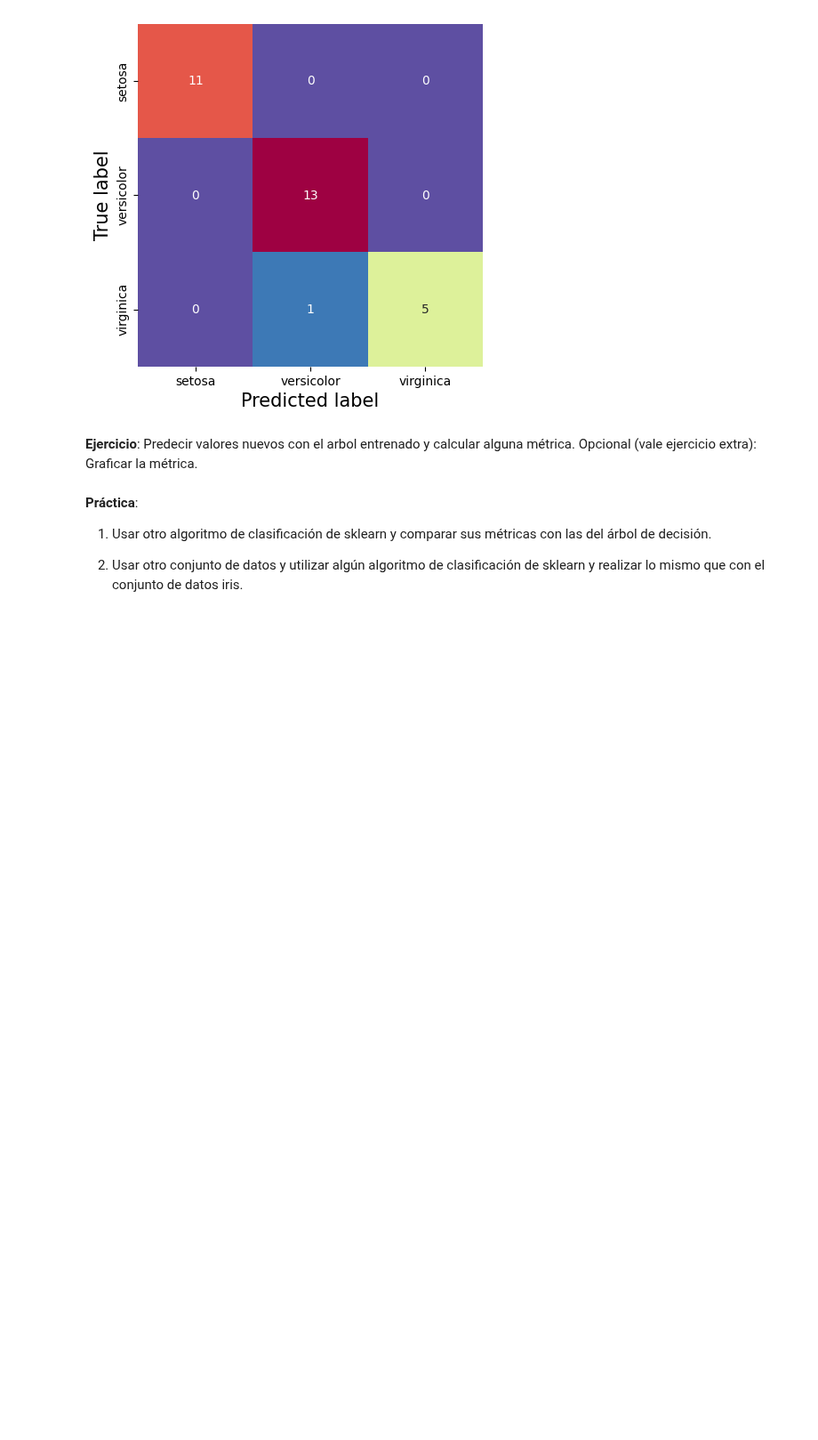
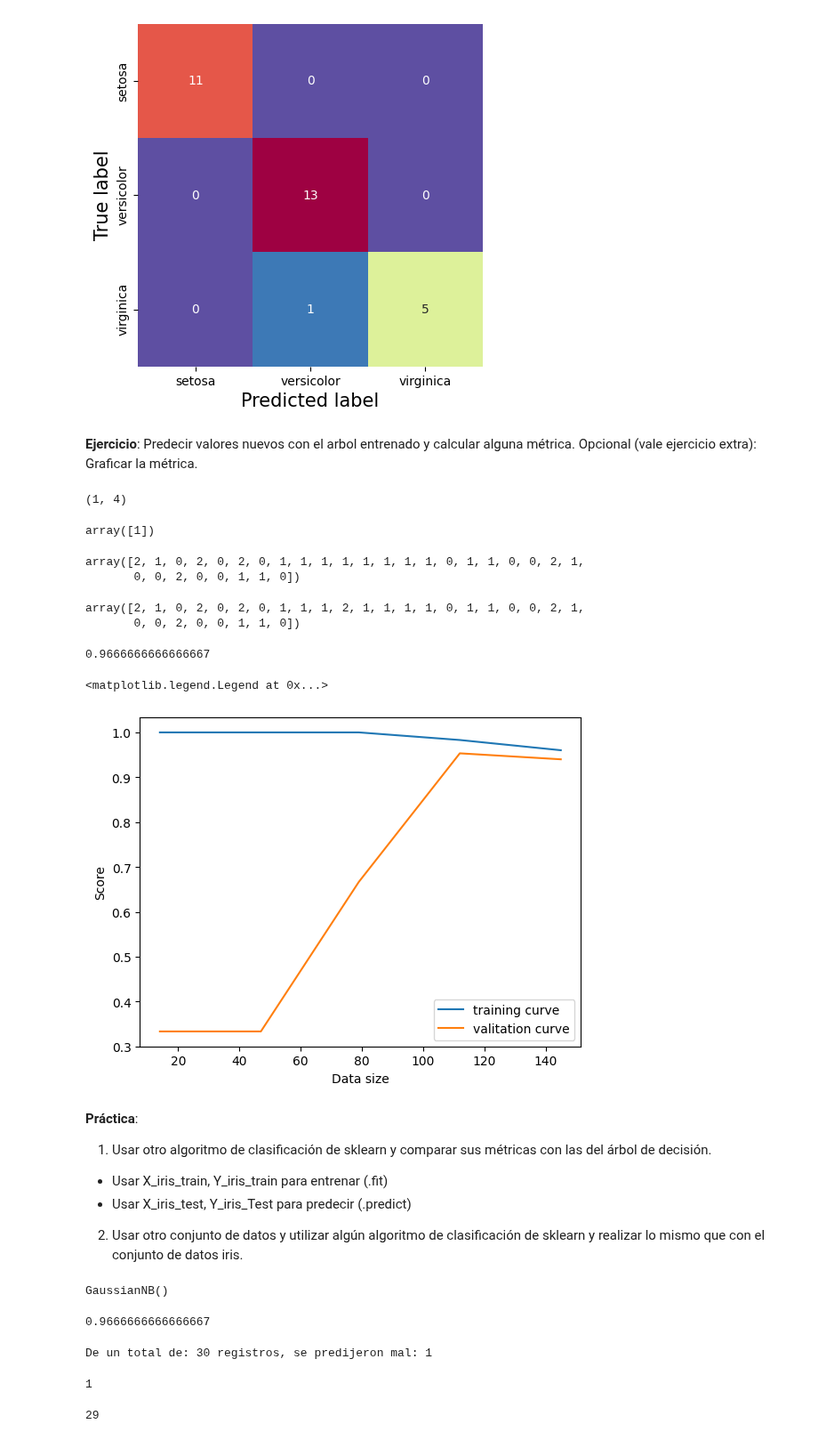
Before and after one commit to igomezv/DataScienceIntermedio, a Jupyter notebook: 3-1-Aprendizaje-supervisado.ipynb, the cells around one changed output. Shown at 89% size. Drawn from its saved outputs; the diff is of its cells as text; code cells hidden in the pictures; blank space fills up the shorter version.

```diff
--- a/3-1-Aprendizaje-supervisado.ipynb
+++ b/3-1-Aprendizaje-supervisado.ipynb
@@ -294,9 +327,77 @@ Text(33.22222222222222, 0.5, 'True label')
 **Ejercicio**:
 Predecir valores nuevos con el arbol entrenado y calcular alguna métrica.
 Opcional (vale ejercicio extra): Graficar la métrica.
+# %%
+# x_new = np.array([[100, 300, 1200, 0.0005], [6.1, 3.5, 5.0, 1.9], [5.0, 3.3, 1.2, 0.5], [5.0, 10, 1.2, 0.5], [5.0, 1.3, 1.2, 0.5], [5.0, 3.3, 1.2, 0.5], [5.0, 3.3, 1.2, 0.5]]) #.reshape(1,-1)
+x_new = np.random.randint(1, 4, (1, 4))
+print(np.shape(x_new))
+
+new_prediction = decision_tree.predict(x_new)
+new_prediction
+# %% [output]
+(1, 4)
+array([1])
+# %%
+Y_iris_pred = decision_tree.predict(X_iris_test)
+Y_iris_pred
+# %% [output]
+array([2, 1, 0, 2, 0, 2, 0, 1, 1, 1, 1, 1, 1, 1, 1, 0, 1, 1, 0, 0, 2, 1,
+       0, 0, 2, 0, 0, 1, 1, 0])
+# %%
+Y_iris_test
+# %% [output]
+array([2, 1, 0, 2, 0, 2, 0, 1, 1, 1, 2, 1, 1, 1, 1, 0, 1, 1, 0, 0, 2, 1,
+       0, 0, 2, 0, 0, 1, 1, 0])
+# %%
+accuracy_score(Y_iris_test, Y_iris_pred)
+# %% [output]
+0.9666666666666667
+# %%
+train_iris_sizes, train_iris_scores, test_iris_scores, fit_iris_times, _ = learning_curve(DecisionTreeClassifier(random_state=0, max_depth=2), X_iris, Y_iris,
+#                                                                       train_sizes=[0.8, 0.2,0.2],
+                                                                        cv=30, return_times=True)
+
+plt.plot(train_iris_sizes,np.mean(train_iris_scores,axis=1), label='training curve')
+plt.plot(train_iris_sizes,np.mean(test_iris_scores,axis=1), label='valitation curve')
+plt.xlabel('Data size')
+plt.ylabel('Score')
+plt.legend()
+# %% [output]
+<matplotlib.legend.Legend at 0x...>
+[figure, added]
 # %% [markdown]
 **Práctica**:
 
 1. Usar otro algoritmo de clasificación de sklearn y comparar sus métricas con las del árbol de decisión.
 
+- Usar X_iris_train, Y_iris_train para entrenar (.fit)
+- Usar X_iris_test, Y_iris_Test para predecir (.predict)
+
 2. Usar otro conjunto de datos y utilizar algún algoritmo de clasificación de sklearn y realizar lo mismo que con el conjunto de datos iris.
+# %%
+# 1. importar metodo/algoritmo a utilizar, en este caso Naive-Bayes Gaussiano
+from sklearn.naive_bayes import GaussianNB
+# 2. Generar una instancia
+model = GaussianNB()
+# 3. Entrenar el modelo con .fit y nuestros datos de entrenamiento
+model.fit(X_iris_train, Y_iris_train)
+# %% [output]
+GaussianNB()
+# %%
+# 4. Evaluar modelo con .predict, conjunto de prueba y usar una metrica (p.ej. accuracy)
+prediction_test = model.predict(X_iris_test)
+accuracy_score(Y_iris_test, prediction_test)
+# %% [output]
+0.9666666666666667
+# %%
+print("De un total de: %d registros, se predijeron mal: %d"%(X_iris_test.shape[0], (Y_iris_test != prediction_test).sum()))
+# %% [output]
+De un total de: 30 registros, se predijeron mal: 1
+# %%
+(Y_iris_test != prediction_test).sum()
+# %% [output]
+1
+# %%
+(Y_iris_test == prediction_test).sum()
+# %% [output]
+29
```
Also changed, not shown: parts of 26 cells of this notebook.
